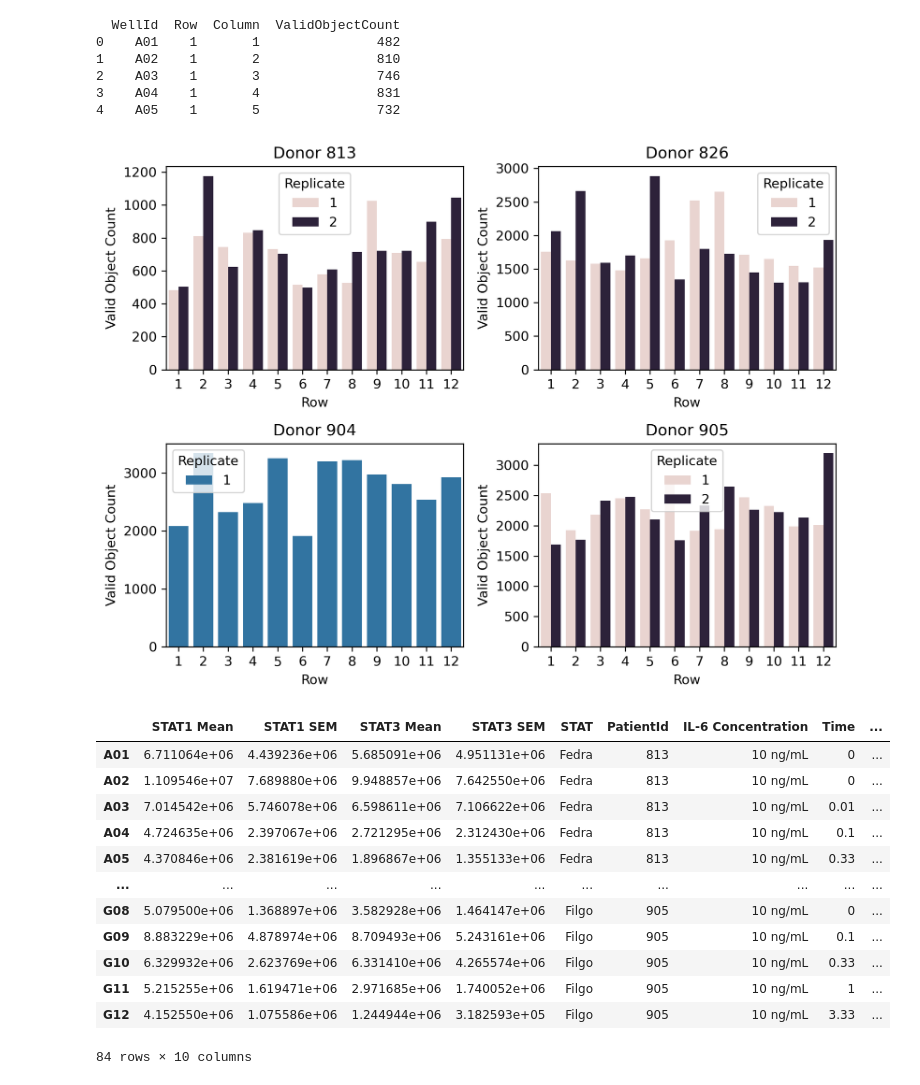
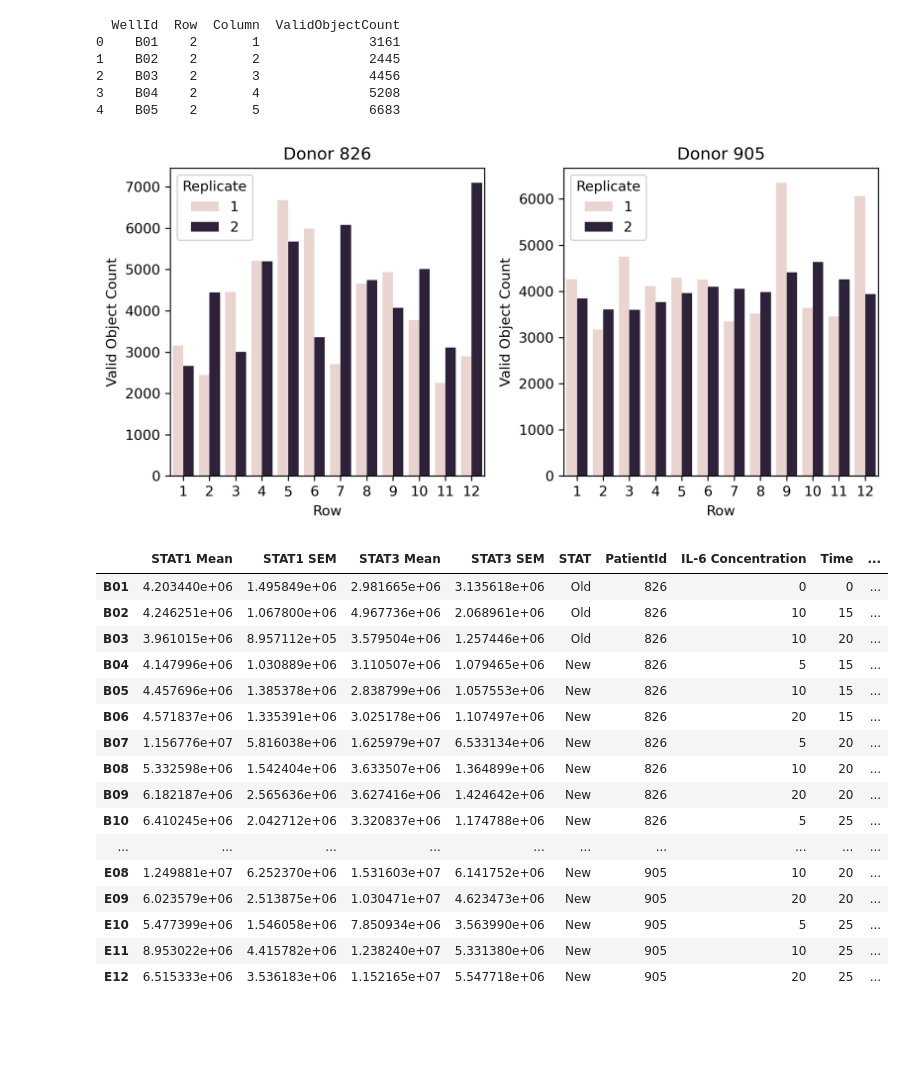
Before and after one commit to LarkinIt/visIF, a Jupyter notebook: code/hardcoded_visualization.ipynb, the cells around one changed output. Saved outputs shown, nothing was run; the diff lists cells and outputs as text; code cells hidden in the pictures; blank space fills up the shorter version.

Commit message:
09 24 2025 IL-6 Titration plots

```diff
--- a/code/hardcoded_visualization.ipynb
+++ b/code/hardcoded_visualization.ipynb
@@ -65,31 +69,31 @@ if JAK_INHIBITORS:
 # %%
 import string
 alpha_dict = dict(zip(range(1,27), string.ascii_uppercase))
 full_fname = f"{data_dir}/Well.csv"
 select_cols = ["WellId", "Row", "Column", "ValidObjectCount"]
 df = pd.read_csv(full_fname, usecols=select_cols)
 print(df.head())
 df["PatientId"] = [row_to_patient[alpha_dict[x]] for x in df["Row"]]
 df["Replicate"] = [row_to_replicate[alpha_dict[x]] for x in df["Row"]]
 
-fig = plt.figure(figsize=(8,6), dpi=300)
+fig = plt.figure(figsize=(8,4), dpi=300)
 for i,pat in enumerate(df["PatientId"].unique()):
-   ax = fig.add_subplot(2,2,i+1)
-   select_df = df[df["PatientId"] == pat]
-   sns.barplot(x="Column", y="ValidObjectCount", hue="Replicate", data=select_df, ax=ax)
-   ax.set_title(f"Donor {pat}")
-   ax.set_xlabel("Row");
-   ax.set_ylabel("Valid Object Count");
-   ax.legend(title="Replicate")
+	ax = fig.add_subplot(1,2,i+1)
+	select_df = df[df["PatientId"] == pat]
+	sns.barplot(x="Column", y="ValidObjectCount", hue="Replicate", data=select_df, ax=ax)
+	ax.set_title(f"Donor {pat}")
+	ax.set_xlabel("Row");
+	ax.set_ylabel("Valid Object Count");
+	ax.legend(title="Replicate")
 plt.tight_layout();
 # %% [output]
   WellId  Row  Column  ValidObjectCount
-0    A01    1       1               482
-1    A02    1       2               810
-2    A03    1       3               746
-3    A04    1       4               831
-4    A05    1       5               732
+0    B01    2       1              3161
+1    B02    2       2              2445
+2    B03    2       3              4456
+3    B04    2       4              5208
+4    B05    2       5              6683
-[figure, old version]
+[figure, new version]
 # %%
 dfs = []
 for fname in if_data_files:
@@ -109,29 +113,28 @@ for fname in if_data_files:
 	cols = [int(x.strip()[1:]) for x in stat_df.index.values]
 	stat_df["STAT"] = [column_to_stain[x] for x in cols]
 	stat_df["PatientId"] = [row_to_patient[x] for x in rows]
-	stat_df["IL-6 Concentration"] = ["10 ng/mL" for x in cols]
+	stat_df["IL-6 Concentration"] = [column_to_dosage[x] for x in cols]
 	stat_df["Time"] = [column_to_t_pts[x] for x in cols]
 	stat_df["Replicate"] = [row_to_replicate[x] for x in rows]
-	if JAK_INHIBITORS:
-		stat_df["JAK Inhibitor"] = [drug_to_row[x] for x in rows]
-		stat_df["Column"] = cols
-		stat_df.loc[[f"C0{i}" for i in [3,4,5,6]], "JAK Inhibitor"] = "1nM Fedratinib"
-		stat_df.loc[[f"C{i:02d}" for i in [7,8,9,10]], "JAK Inhibitor"] = "10nM Fedratinib"
 	stat_df["Date"] = data_dir.split("/")[-1]
 	display(stat_df)
 	stat_df.to_csv(f"{data_dir.split('/')[-1]}.csv")
 	dfs.append(stat_df)
 # %% [output]
 |  | STAT1 Mean | STAT1 SEM | STAT3 Mean | STAT3 SEM | STAT | PatientId | IL-6 Concentration | Time | ... |
-| A01 | 6.711064e+06 | 4.439236e+06 | 5.685091e+06 | 4.951131e+06 | Fedra | 813 | 10 ng/mL | 0 | ... |
-| A02 | 1.109546e+07 | 7.689880e+06 | 9.948857e+06 | 7.642550e+06 | Fedra | 813 | 10 ng/mL | 0 | ... |
-| A03 | 7.014542e+06 | 5.746078e+06 | 6.598611e+06 | 7.106622e+06 | Fedra | 813 | 10 ng/mL | 0.01 | ... |
-| A04 | 4.724635e+06 | 2.397067e+06 | 2.721295e+06 | 2.312430e+06 | Fedra | 813 | 10 ng/mL | 0.1 | ... |
-| A05 | 4.370846e+06 | 2.381619e+06 | 1.896867e+06 | 1.355133e+06 | Fedra | 813 | 10 ng/mL | 0.33 | ... |
+| B01 | 4.203440e+06 | 1.495849e+06 | 2.981665e+06 | 3.135618e+06 | Old | 826 | 0 | 0 | ... |
+| B02 | 4.246251e+06 | 1.067800e+06 | 4.967736e+06 | 2.068961e+06 | Old | 826 | 10 | 15 | ... |
+| B03 | 3.961015e+06 | 8.957112e+05 | 3.579504e+06 | 1.257446e+06 | Old | 826 | 10 | 20 | ... |
+| B04 | 4.147996e+06 | 1.030889e+06 | 3.110507e+06 | 1.079465e+06 | New | 826 | 5 | 15 | ... |
+| B05 | 4.457696e+06 | 1.385378e+06 | 2.838799e+06 | 1.057553e+06 | New | 826 | 10 | 15 | ... |
+| B06 | 4.571837e+06 | 1.335391e+06 | 3.025178e+06 | 1.107497e+06 | New | 826 | 20 | 15 | ... |
+| B07 | 1.156776e+07 | 5.816038e+06 | 1.625979e+07 | 6.533134e+06 | New | 826 | 5 | 20 | ... |
+| B08 | 5.332598e+06 | 1.542404e+06 | 3.633507e+06 | 1.364899e+06 | New | 826 | 10 | 20 | ... |
+| B09 | 6.182187e+06 | 2.565636e+06 | 3.627416e+06 | 1.424642e+06 | New | 826 | 20 | 20 | ... |
+| B10 | 6.410245e+06 | 2.042712e+06 | 3.320837e+06 | 1.174788e+06 | New | 826 | 5 | 25 | ... |
 | ... | ... | ... | ... | ... | ... | ... | ... | ... | ... |
-| G08 | 5.079500e+06 | 1.368897e+06 | 3.582928e+06 | 1.464147e+06 | Filgo | 905 | 10 ng/mL | 0 | ... |
-| G09 | 8.883229e+06 | 4.878974e+06 | 8.709493e+06 | 5.243161e+06 | Filgo | 905 | 10 ng/mL | 0.1 | ... |
-| G10 | 6.329932e+06 | 2.623769e+06 | 6.331410e+06 | 4.265574e+06 | Filgo | 905 | 10 ng/mL | 0.33 | ... |
-| G11 | 5.215255e+06 | 1.619471e+06 | 2.971685e+06 | 1.740052e+06 | Filgo | 905 | 10 ng/mL | 1 | ... |
-| G12 | 4.152550e+06 | 1.075586e+06 | 1.244944e+06 | 3.182593e+05 | Filgo | 905 | 10 ng/mL | 3.33 | ... |
+| E08 | 1.249881e+07 | 6.252370e+06 | 1.531603e+07 | 6.141752e+06 | New | 905 | 10 | 20 | ... |
+| E09 | 6.023579e+06 | 2.513875e+06 | 1.030471e+07 | 4.623473e+06 | New | 905 | 20 | 20 | ... |
+| E10 | 5.477399e+06 | 1.546058e+06 | 7.850934e+06 | 3.563990e+06 | New | 905 | 5 | 25 | ... |
+| E11 | 8.953022e+06 | 4.415782e+06 | 1.238240e+07 | 5.331380e+06 | New | 905 | 10 | 25 | ... |
+| E12 | 6.515333e+06 | 3.536183e+06 | 1.152165e+07 | 5.547718e+06 | New | 905 | 20 | 25 | ... |
-84 rows × 10 columns
```
Also changed, not shown: parts of 12 cells of this notebook.
